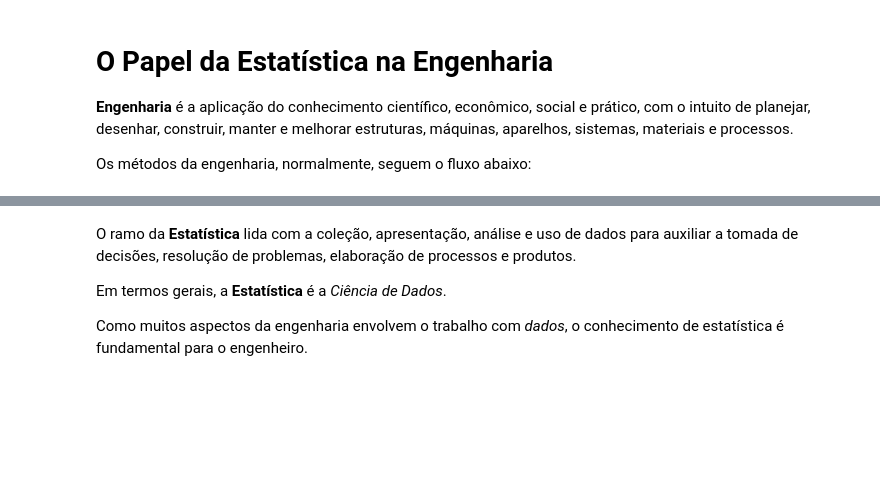
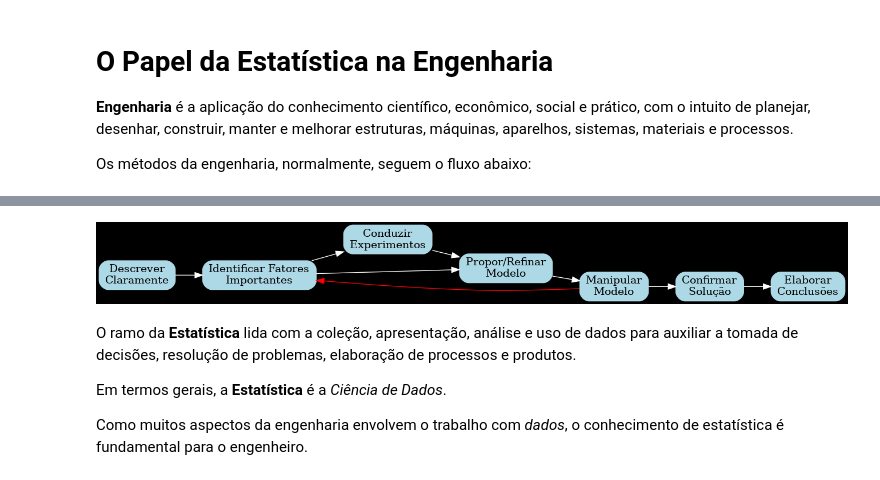
Before and after one commit to ProfRonan/cc0265-probabilidade-e-estatistica, a Jupyter notebook: notas_de_aula/papel_estatística_engenharia/papel_estatística_engenharia.ipynb, the cells around one changed output, grey strips where cells are left out. Saved outputs shown, nothing was run; the diff lists cells and outputs as text; code cells hidden in the pictures; blank space fills up the shorter version.

Commit message:
Muda extensão das imagens do graphviz para png

```diff
--- a/notas_de_aula/papel_estatística_engenharia/papel_estatística_engenharia.ipynb
+++ b/notas_de_aula/papel_estatística_engenharia/papel_estatística_engenharia.ipynb
@@ -7,6 +7,7 @@ Os métodos da engenharia, normalmente, seguem o fluxo abaixo:
 # %%
 import pathlib
 import graphviz
+graphviz.set_jupyter_format('png')
 filepath = pathlib.Path('./método_engenharia.gv')
 graphviz.Source.from_file(filepath)
 # %% [output]
@@ -14,3 +14,4 @@ graphviz.Source.from_file(filepath)
+[figure, added]
 # %% [markdown]
 O ramo da **Estatística** lida com a coleção, apresentação, análise e uso de dados para auxiliar a tomada de decisões, resolução de problemas, elaboração de processos e produtos.
 
```
Also changed, not shown: parts of 2 cells of this notebook, 1 other file.
